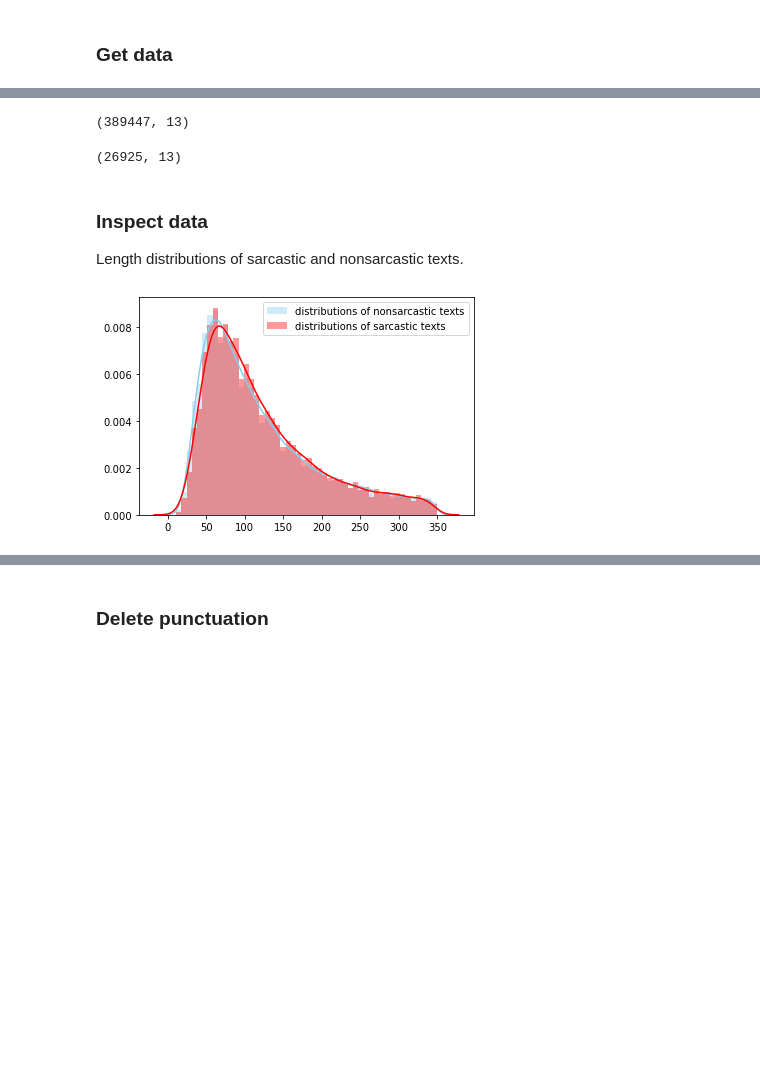
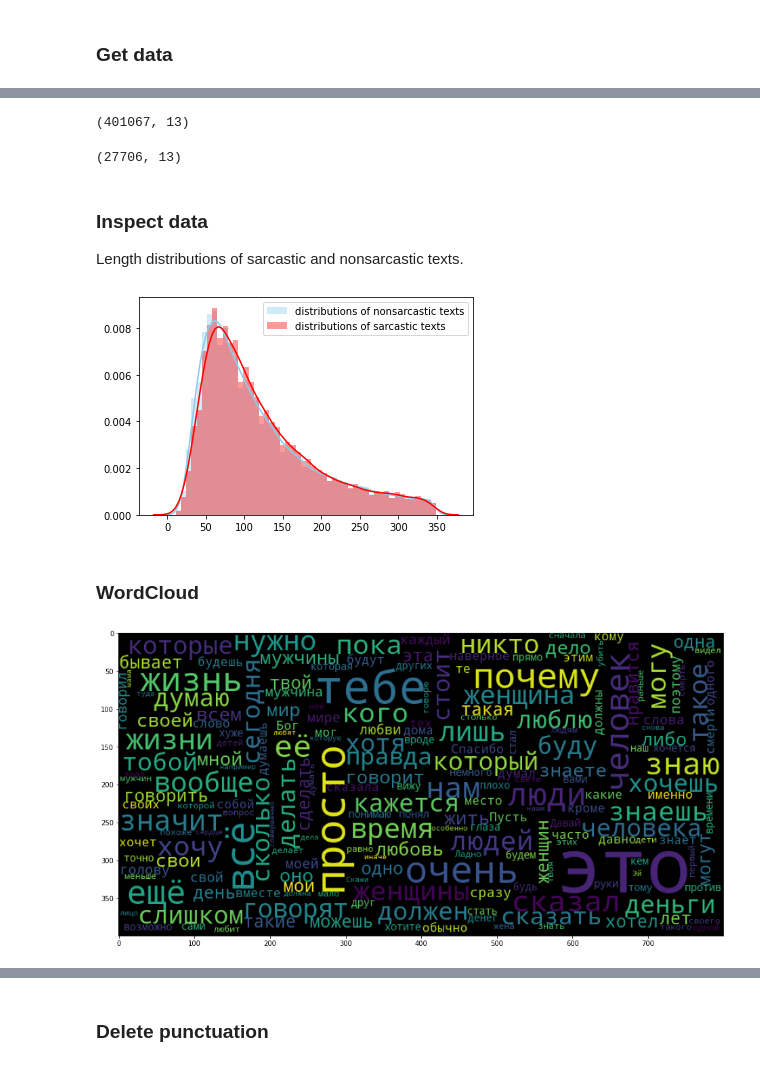
Before and after one commit to castargo/SarcQuoteDetectionRus, a Jupyter notebook: notebooks/get_datasets_metrics.ipynb, the cells around one changed output, grey strips where cells are left out. Saved outputs shown, nothing was run; the diff lists cells and outputs as text; code cells hidden in the pictures; blank space fills up the shorter version.

```diff
--- a/notebooks/get_datasets_metrics.ipynb
+++ b/notebooks/get_datasets_metrics.ipynb
@@ -29,9 +22,7 @@ dataset = 'ci'
 # %%
 data_path = '../results'
 # %%
-if dataset == 'bbf':
-    with open(os.path.join(data_path, 'result_bbf.pickle'), 'rb') as f:
-        df = pickle.load(f)
-else:
-    with open(os.path.join(data_path, 'result_ci.pickle'), 'rb') as f:
-        df = pickle.load(f)
+with open(os.path.join(data_path, 'result.pickle'), 'rb') as f:
+    df = pickle.load(f)
+# %%
+df = shuffle(df)
@@ -38,11 +39,11 @@ else:
 # %%
 df.shape
 # %% [output]
-(389447, 13)
+(401067, 13)
 # %%
 df[df.target == 1].shape
 # %% [output]
-(26925, 13)
+(27706, 13)
 # %% [markdown]
 ### Inspect data
 
@@ -55,4 +56,23 @@ sns.distplot(len_list, color="skyblue", label="distributions of nonsarcastic tex
 sns.distplot(target_len_list, color="red", label="distributions of sarcastic texts")
 plt.legend();
 # %% [output]
-[figure, old version]
+[figure, new version]
+# %% [markdown]
+### WordCloud
+# %%
+wordcloud = WordCloud(
+    background_color='black',
+    stopwords = stopwords.words("russian"),
+    max_words = 200,
+    max_font_size = 100,
+    width=800,
+    height=400
+)
+# %%
+plt.figure(figsize=(16, 12))
+wordcloud.generate(
+    " ".join([s for s in df.loc[df['target'] == 1, 'quote'].values if isinstance(s, str)])
+)
+plt.imshow(wordcloud);
+# %% [output]
+[figure, added]
```
Also changed, not shown: parts of 34 cells of this notebook, 8 other files.
